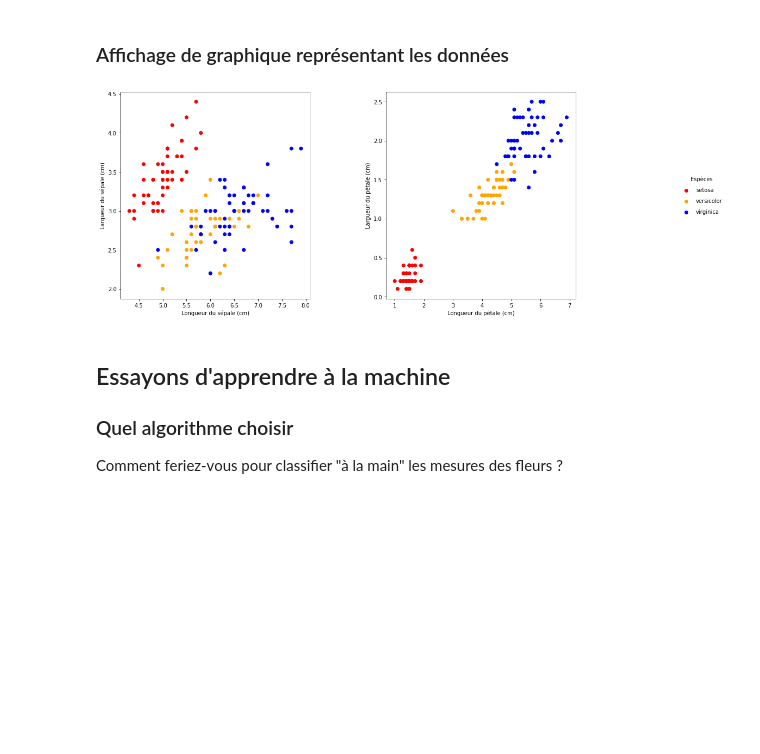
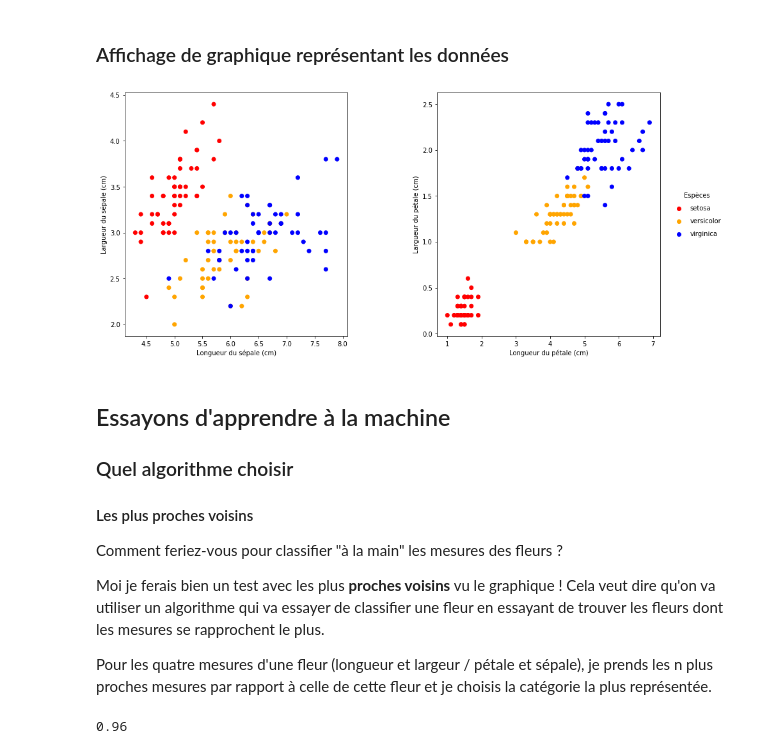
Before and after one commit to jlsgrand/hackacorp-data, a Jupyter notebook: pratique.ipynb, the cells around one changed output. Drawn from its saved outputs; the diff is of its cells as text; code cells hidden in the pictures; blank space fills up the shorter version.

Commit message:
v1 hackacorp data

```diff
--- a/pratique.ipynb
+++ b/pratique.ipynb
@@ -73,40 +73,67 @@ L'attribut `target` est un tableau.
 import matplotlib.pyplot as plt
 import matplotlib as mpl
 import numpy as np
 
 data = iris.data
 
 fig = plt.figure(figsize=(15, 7))
 fig.subplots_adjust(hspace=0.4, wspace=0.4)
 ax1 = plt.subplot(1,2,1)
 
 clist = ['red', 'orange', 'blue']
 colors = [clist[c] for c in iris.target]
 
 ax1.scatter(data[:, 0], data[:, 1], c=colors)
 plt.xlabel('Longueur du sépale (cm)')
 plt.ylabel('Largueur du sépale (cm)')
 
 ax2 = plt.subplot(1,2,2)
 
 ax2.scatter(data[:, 2], data[:, 3], color=colors)
 
 plt.xlabel('Longueur du pétale (cm)')
 plt.ylabel('Largueur du pétale (cm)')
 
 # Légende
 for ind, s in enumerate(iris.target_names):
     # on dessine de faux points, car la légende n'affiche que les points ayant un label
     plt.scatter([], [], label=s, color=clist[ind])
 
-plt.legend(scatterpoints=1, frameon=False, labelspacing=1
-           , bbox_to_anchor=(1.8, .5) , loc="center right", title='Espèces')
-plt.plot();
+plt.legend(scatterpoints=1, frameon=False, labelspacing=1, bbox_to_anchor=(1.3, .5), loc="center right", title='Espèces')
+plt.plot()
 # %% [output]
-[figure, old version]
+[figure, new version]
-# %% [markdown]
-## Essayons d'apprendre à la machine
-
-### Quel algorithme choisir
-
-Comment feriez-vous pour classifier "à la main" les mesures des fleurs ?
+# %% [markdown]
+## Essayons d'apprendre à la machine
+
+### Quel algorithme choisir
+
+#### Les plus proches voisins
+
+Comment feriez-vous pour classifier "à la main" les mesures des fleurs ?
+
+Moi je ferais bien un test avec les plus **proches voisins** vu le graphique ! Cela veut dire qu'on va utiliser un algorithme qui va essayer de classifier une fleur en essayant de trouver les fleurs dont les mesures se rapprochent le plus.
+
+Pour les quatre mesures d'une fleur (longueur et largeur / pétale et sépale), je prends les n plus proches mesures par rapport à celle de cette fleur et je choisis la catégorie la plus représentée.
+# %%
+from sklearn import neighbors
+from sklearn.metrics import accuracy_score
+
+# On sépare nos données en deux groupes
+# Les données de test du modèle (pour véfier le modèle)
+data_test, target_test = data[::2], iris.target[::2]
+# Les données d'entraînement du modèle
+data_train, target_train = data[1::2], iris.target[1::2]
+
+# On choisit le modèle
+clf = neighbors.KNeighborsClassifier(n_neighbors=1)
+# On entraîne le modèle avec la fonction fit
+clf.fit(data_train, target_train)
+# On tente une prédiction sur les données de test
+result = clf.predict(data_test)
+
+# On vérifie la précision du modèle
+score = accuracy_score(result, target_test)
+print(score)
+# %% [output]
+0.96
```
Also changed, not shown: parts of 12 cells of this notebook, 3 other files.
